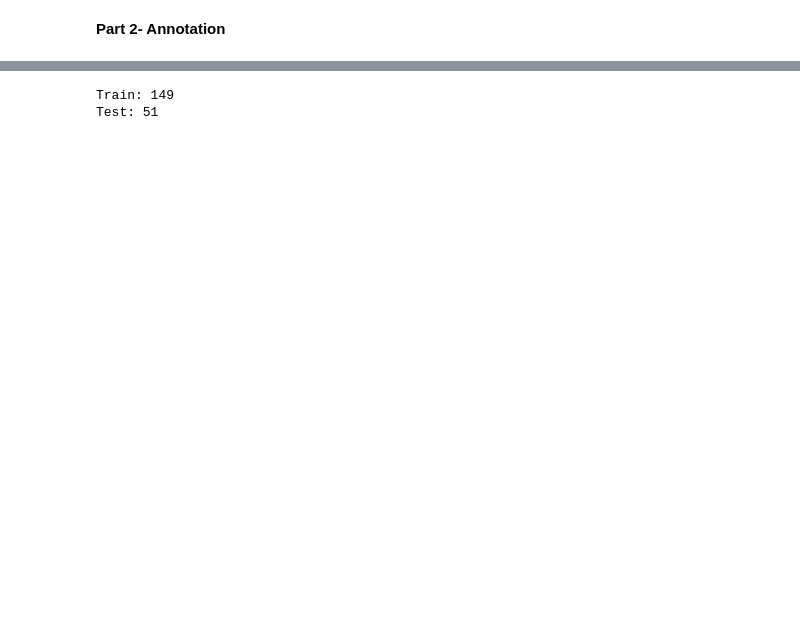
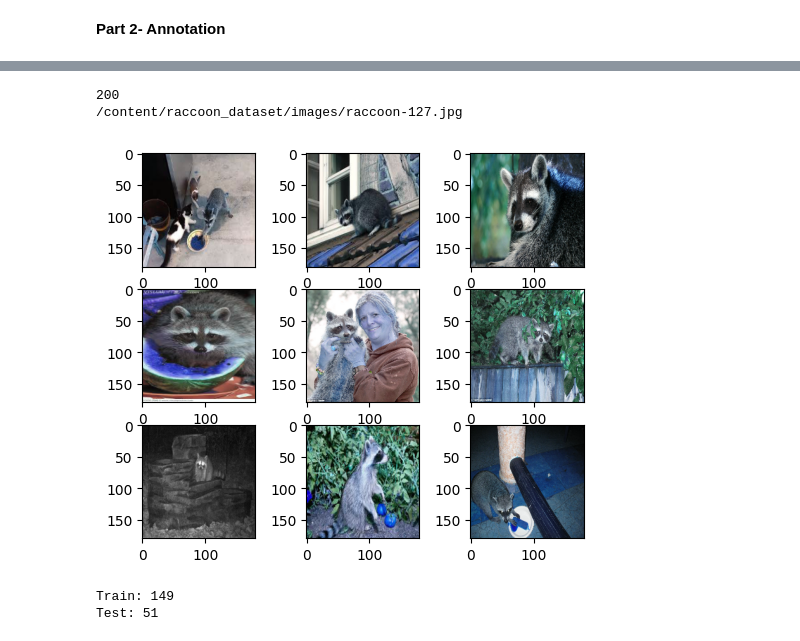
Before and after one commit to samancha/computer-vision-masters, a Jupyter notebook: mod3/Steve-Assignment 3.1 Code.ipynb, the cells around one changed output, grey strips where cells are left out. Saved outputs shown, nothing was run; the diff lists cells and outputs as text; code cells hidden in the pictures; blank space fills up the shorter version.

```diff
--- a/mod3/Steve-Assignment 3.1 Code.ipynb
+++ b/mod3/Steve-Assignment 3.1 Code.ipynb
@@ -65,3 +69,33 @@ fatal: destination path 'raccoon_dataset' already exists and is not an empty dir
+# %%
+# Reading in local images using CV
+data_dir = pathlib.Path(data_dir)
+ds_images = []
+for sub_dir in data_dir.glob('*/'):
+    if sub_dir.is_dir():
+      dir_name = sub_dir.name
+      # Iterate over image files in the subdirectory
+      for image_path in sub_dir.glob('*.jpg'):
+          # Append the image path to the list
+        ds_images.append(image_path)
+print(len(ds_images))
+print(ds_images[0])
+# %% [output]
+200
+/content/raccoon_dataset/images/raccoon-127.jpg
+# %%
+plt.figure(figsize=(6, 5))
+for i in range(9):
+  ax = plt.subplot(3, 3, i + 1)
+  # loading image
+  image = cv2.imread(str(ds_images[i]))
+  # Resizing image
+  resized = cv2.resize(image, (180, 180))
+  plt.imshow(resized)
+  plt.axis("on")
+
+plt.show()
+# %% [output]
+[figure, added]
 # %%
 from os import listdir
 from xml.etree import ElementTree
```
Also changed, not shown: parts of 12 cells of this notebook.
